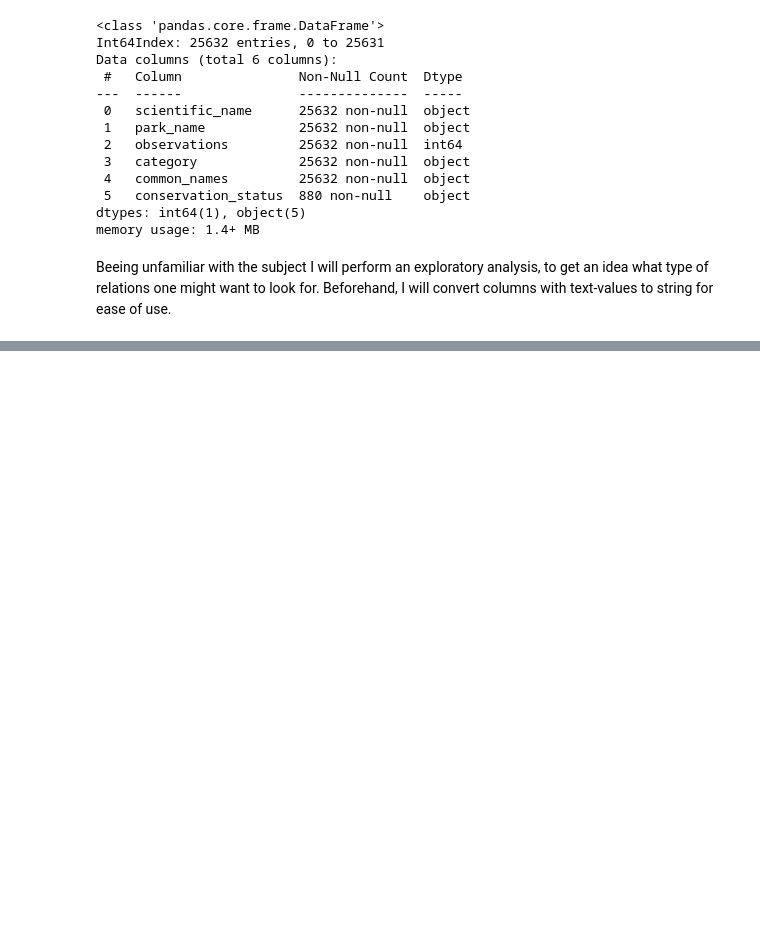
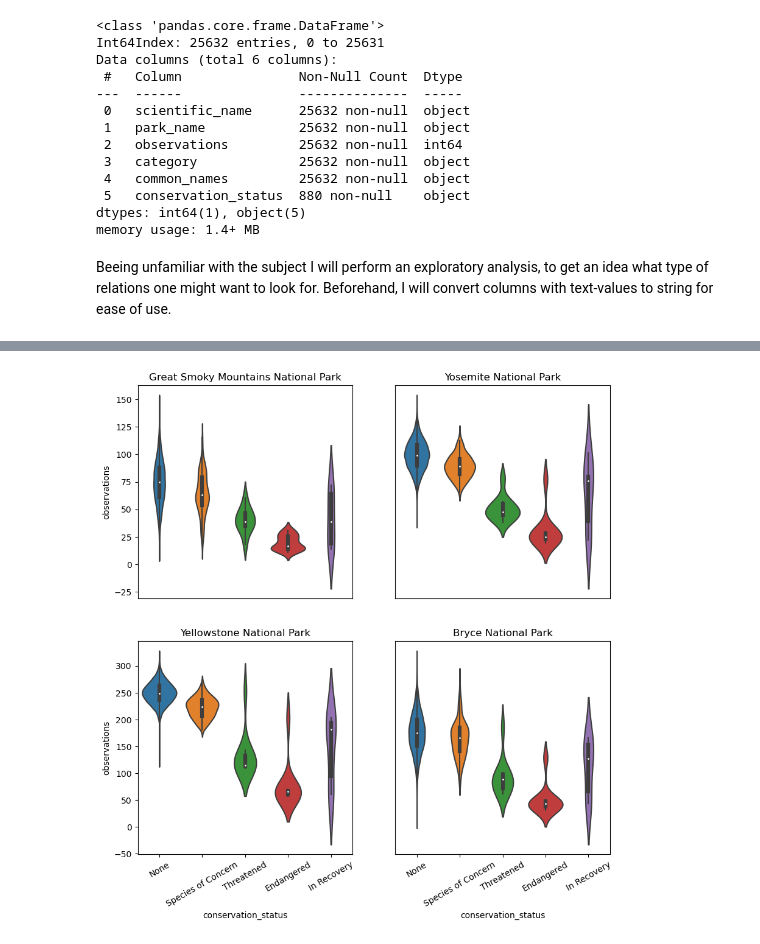
Before and after one commit to MaximilianHauser/CC_DS21_Biodiversity_in_National_Parks, a Jupyter notebook: biodiversity.ipynb, the cells around one changed output, grey strips where cells are left out. Cells and saved outputs as stored; diff of their text form; code cells hidden in the pictures; blank space fills up the shorter version.

```diff
--- a/biodiversity.ipynb
+++ b/biodiversity.ipynb
@@ -218,0 +217,53 @@ Unique species in 'all_data_df':
+# %%
+# subsets of "all_data_df" for each park ------------------------------------------------------------------------------------- #
+park_gsm_df = all_data_df.loc[all_data_df.park_name == "Great Smoky Mountains National Park"]
+park_yosemite_df = all_data_df.loc[all_data_df.park_name == "Yosemite National Park"]
+park_yellowstone_df = all_data_df.loc[all_data_df.park_name == "Yellowstone National Park"]
+park_bryce_df = all_data_df.loc[all_data_df.park_name == "Bryce National Park"]
+
+# subsets of "all_data_df" for each animal category -------------------------------------------------------------------------- #
+category_vasc_plant_df = all_data_df.loc[all_data_df.category == "Vascular Plant"]
+category_nonvasc_plant_df = all_data_df.loc[all_data_df.category == "Nonvascular Plant"]
+category_mammal_df = all_data_df.loc[all_data_df.category == "Mammal"]
+category_bird_df = all_data_df.loc[all_data_df.category == "Bird"]
+category_amphibian_df = all_data_df.loc[all_data_df.category == "Amphibian"]
+category_reptile_df = all_data_df.loc[all_data_df.category == "Reptile"]
+category_fish_df = all_data_df.loc[all_data_df.category == "Fish"]
+
+# variables for plotting ----------------------------------------------------------------------------------------------------- #
+order = ['None', 'Species of Concern', 'Threatened', 'Endangered', 'In Recovery']
+# %%
+# scatterplots to visualize wether or not there is a pattern in conservation_status, by park or category --------------------- #
+
+fig = plt.figure(figsize=(10,10))
+fig.subplots_adjust(hspace=0.2, wspace=0.2)
+
+ax = fig.add_subplot(2, 2, 1)
+sns.violinplot(data=park_gsm_df, x="conservation_status", y="observations", order=order, ax=ax)
+plt.title("Great Smoky Mountains National Park")
+plt.xlabel("")
+plt.xticks(ticks=[], rotation=30)
+
+ax = fig.add_subplot(2, 2, 2)
+sns.violinplot(data=park_yosemite_df, x="conservation_status", y="observations", order=order, ax=ax)
+plt.title("Yosemite National Park")
+plt.xlabel("")
+plt.xticks(ticks=[], rotation=30)
+plt.ylabel("")
+plt.yticks(ticks=[])
+
+ax = fig.add_subplot(2, 2, 3)
+sns.violinplot(data=park_yellowstone_df, x="conservation_status", y="observations", order=order, ax=ax)
+plt.title("Yellowstone National Park")
+plt.xticks(rotation=30)
+
+ax = fig.add_subplot(2, 2, 4)
+sns.violinplot(data=park_bryce_df, x="conservation_status", y="observations", order=order, ax=ax)
+plt.title("Bryce National Park")
+plt.xticks(rotation=30)
+plt.ylabel("")
+plt.yticks(ticks=[])
+
+plt.show()
+# %% [output]
+[figure, added]
```
Also changed, not shown: parts of 8 cells of this notebook.
